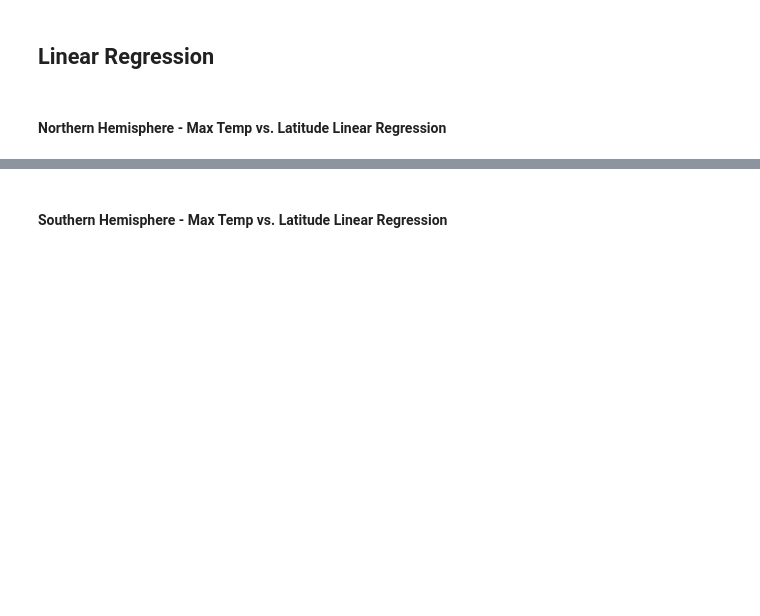
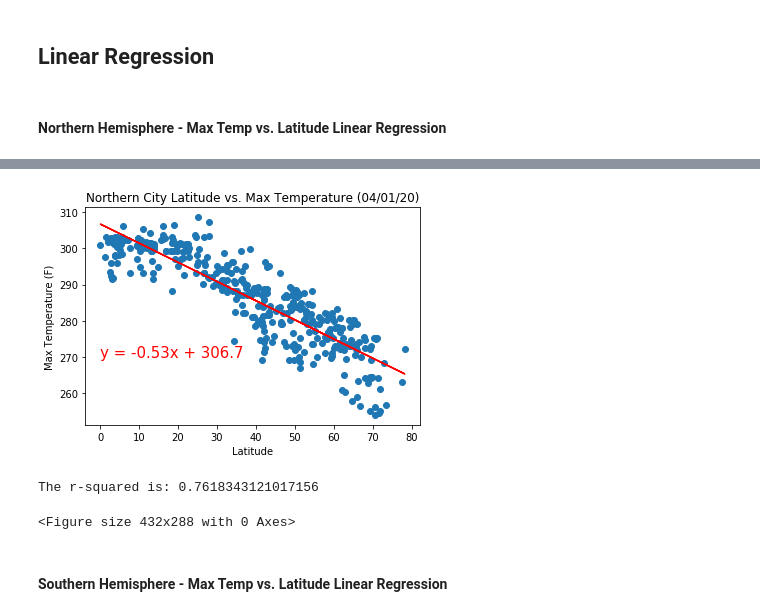
Before and after one commit to joshuadanielp/06_Python_APIs_HW, a Jupyter notebook: WeatherPy.ipynb, the cells around one changed output, grey strips where cells are left out. Saved outputs shown, nothing was run; the diff lists cells and outputs as text; code cells hidden in the pictures; blank space fills up the shorter version.

```diff
--- a/WeatherPy.ipynb
+++ b/WeatherPy.ipynb
@@ -290,5 +310,8 @@ plt.show
 # OPTIONAL: Create a function to create Linear Regression plots
 # %%
 # Create Northern and Southern Hemisphere DataFrames
+
+northern_df = weather_data.loc[weather_data['Lat'] >= 0]
+southern_df = weather_data.loc[weather_data['Lat'] < 0]
 # %% [markdown]
 ####  Northern Hemisphere - Max Temp vs. Latitude Linear Regression
@@ -299,2 +318,27 @@ The r-squared is: 0.8271188905041935
+# %%
+# Perform a linear regression on max temp versus latitude
+(slope, intercept, rvalue, pvalue, stderr) = linregress(northern_df["Lat"], northern_df["Max Temp"])
+
+# Create equation of line to calculate predicted max temp
+regress_values = northern_df["Lat"] * slope + intercept
+line_eq = "y = " + str(round(slope,2)) + "x + " + str(round(intercept,2))
+
+# Plot the linear model on top of scatter plot
+plt.scatter(northern_df["Lat"],northern_df["Max Temp"])
+plt.plot(northern_df["Lat"],regress_values,"-", color="r")
+plt.annotate(line_eq,(0,270),fontsize=15,color="red")
+plt.xlabel('Latitude')
+plt.ylabel("Max Temperature (F)")
+plt.title("Northern City Latitude vs. Max Temperature (04/01/20)")
+plt.show()
+
+print(f"The r-squared is: {rvalue**2}")
+
+# Save image as PNG
+plt.savefig("Fig5.png")
+# %% [output]
+[figure, added]
+The r-squared is: 0.7618343121017156
+<Figure size 432x288 with 0 Axes>
 # %% [markdown]
 ####  Southern Hemisphere - Max Temp vs. Latitude Linear Regression
```
Also changed, not shown: parts of 22 cells of this notebook.
